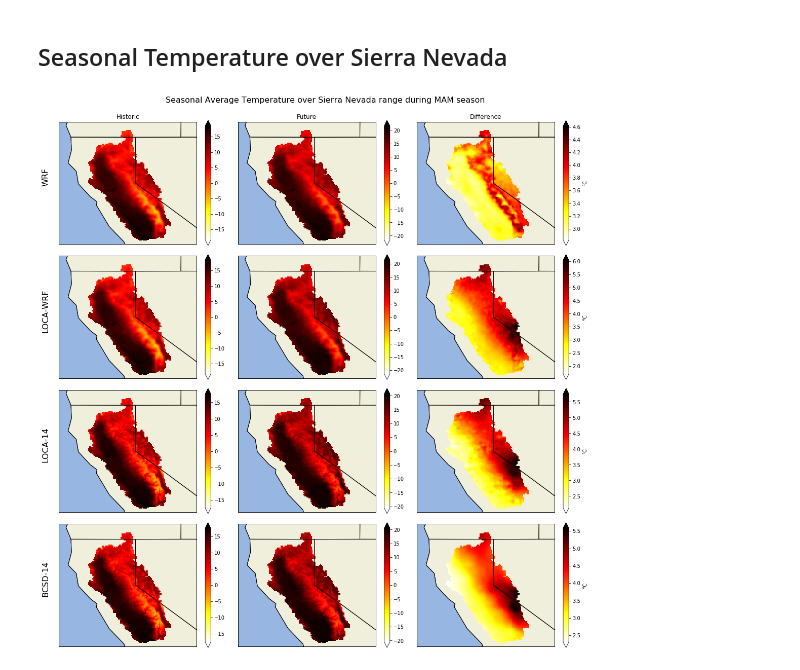
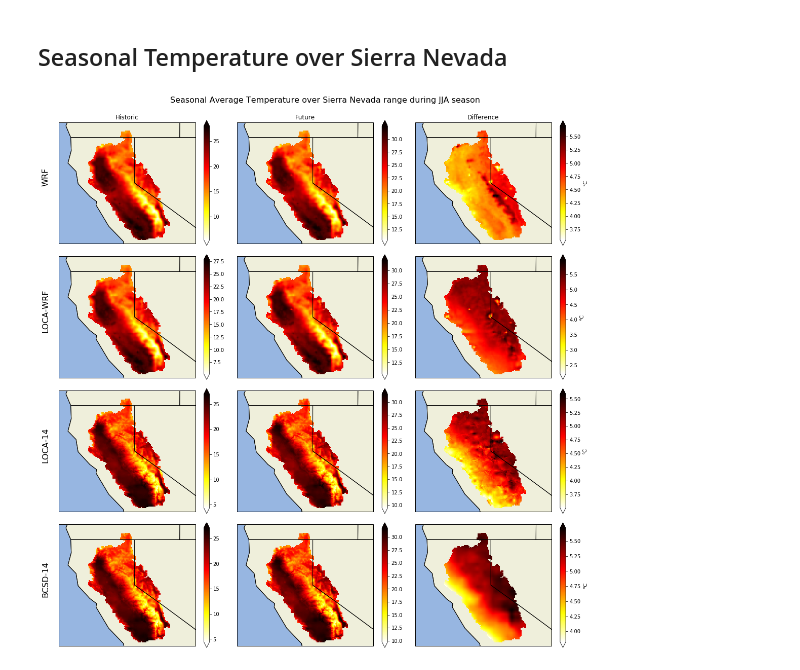
Before and after one commit to raghavgr/DOE-Hydro, a Jupyter notebook: Temperature with Mean Difference.ipynb, the cells around one changed output. Saved outputs shown, nothing was run; the diff lists cells and outputs as text; code cells hidden in the pictures.

```diff
--- a/Temperature with Mean Difference.ipynb
+++ b/Temperature with Mean Difference.ipynb
@@ -163,7 +163,7 @@ cb.set_label_text(cbar_label_title)
 fig, axes = plt.subplots(nrows=4, ncols=3, figsize=(15, 15), subplot_kw={'projection': ccrs.PlateCarree()})
 
 # TODO: Refactor this code for any climate variable
-season_str = 'MAM'
+season_str = 'JJA'
 cbar_label_title = '℃'
 cbar_color = 'hot_r'
 
@@ -198,32 +198,32 @@ for i, model in enumerate(models):
         axes[i, 0].set_title("")
         axes[i, 1].set_title("")
         axes[i, 2].set_title("")
 
 axes[0, 0].set_title('Historic')
 axes[0, 1].set_title('Future')
 axes[0, 2].set_title('Difference')
 my_suptitle = fig.suptitle('Seasonal Average Temperature over Sierra Nevada range during {0} season'.format(season_str),
                            fontsize=16,
                            y=1.02)
 
 counter = 0
 for i, ax in enumerate(axes.flat):
     ax.axes.get_xaxis().set_ticklabels([])
     ax.axes.get_yaxis().set_ticklabels([])
     ax.add_feature(cfeature.BORDERS)
     ax.add_feature(cfeature.COASTLINE)
     ax.add_feature(cfeature.STATES)
     ax.add_feature(cfeature.OCEAN)
     ax.add_feature(cfeature.LAKES)
     ax.add_feature(cfeature.LAND)
     ax.set_extent([-125, -116, 43, 35])
     if(i == 0 or i % 3 == 0):
         ax.text(-0.07, 0.55, '{0}'.format(models[counter]), va='bottom', ha='center',
                 rotation='vertical', rotation_mode='anchor',
                 transform=ax.transAxes, fontsize=16)
         counter = counter + 1
 
 plt.tight_layout()
-fig.savefig('{0}.png'.format(my_suptitle.get_text()), dpi=150, bbox_inches="tight")
+fig.savefig('Temperature during {0} over Sierra Nevada range.png'.format(season_str), dpi=150, bbox_inches="tight")
 # %% [output]
-[figure, old version]
+[figure, new version]
```
Also changed, not shown: 5 other files.
